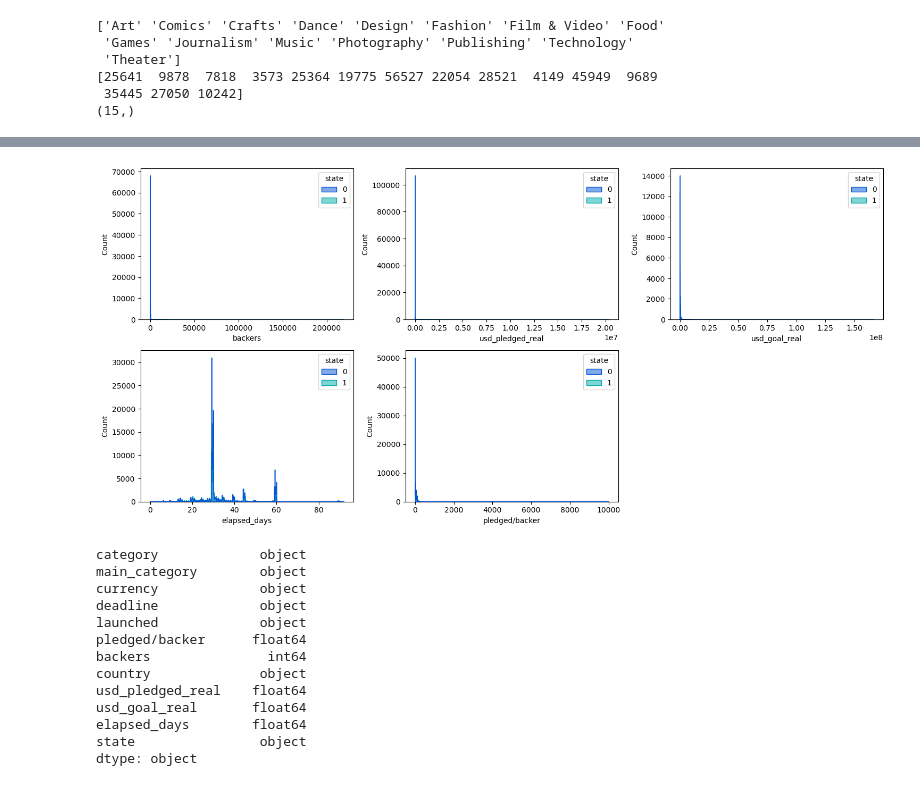
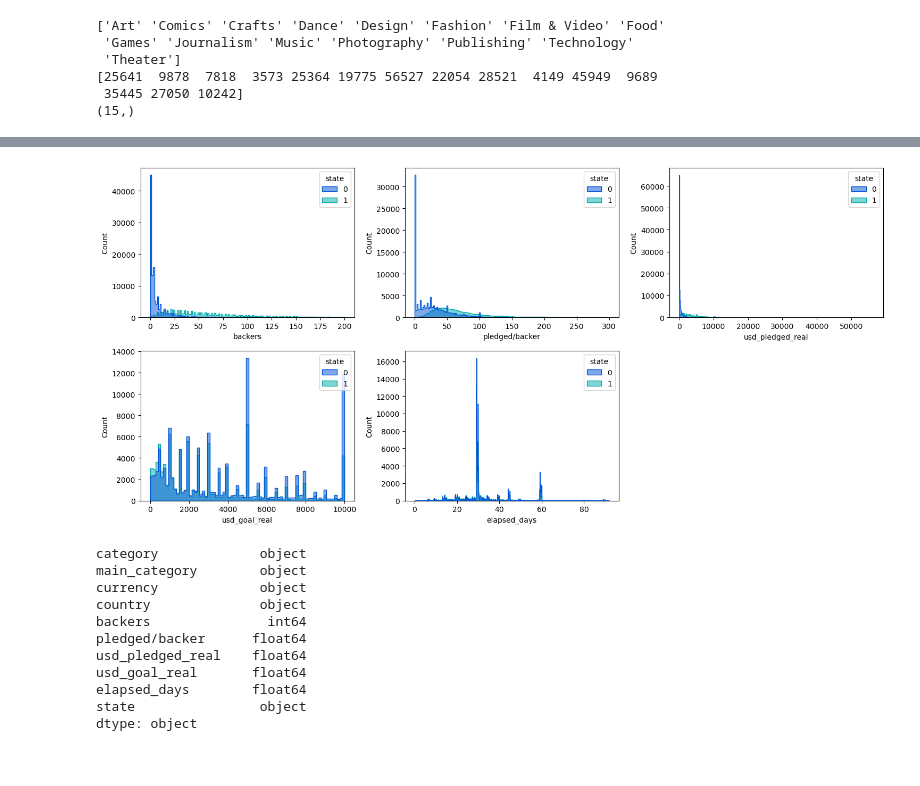
Before and after one commit to jaesmoris/Kickstarter_projects_kaggle, a Jupyter notebook: Kickstarter_projects.ipynb, the cells around one changed output, grey strips where cells are left out. Saved outputs shown, nothing was run; the diff lists cells and outputs as text; code cells hidden in the pictures.

```diff
--- a/Kickstarter_projects.ipynb
+++ b/Kickstarter_projects.ipynb
@@ -60,13 +67,24 @@ Hemos tenido mucha suerte al no tener NaNs
 # %%
 # definimos nuevos atributos
 df['elapsed_days'] = (pd.to_datetime(df['deadline'])-pd.to_datetime(df['launched'])).dt.total_seconds()/(3600*24)
+#df['deadline'] = (pd.to_datetime(df['deadline']) - dt.datetime(2009,1,1)).dt.total_seconds()
+#df['launched'] = (pd.to_datetime(df['launched']) - dt.datetime(2009,1,1)).dt.total_seconds()
+df = df.drop(columns=['launched', 'deadline'])
+
 df['pledged/backer'] = df['usd_pledged_real']/df['backers']
 df['pledged/backer'].fillna(value = 0, inplace=True)
+a = np.max(df['pledged/backer'])
+df.loc[df["pledged/backer"] == a, "pledged/backer"] = 0
 
 col_list = list(df.columns)
 x, y = col_list.index(df.columns[-1]), col_list.index('state')
 col_list[y], col_list[x] = col_list[x], col_list[y]
 df = df[col_list]
+
+col_list = list(df.columns)
+x, y = col_list.index('pledged/backer'), col_list.index('country')
+col_list[y], col_list[x] = col_list[x], col_list[y]
+df = df[col_list]
 # %%
 aux = df['state'].to_numpy()
 aux, auxn = np.unique(aux, return_counts = True)
@@ -137,5 +157,7 @@ print(aux.shape)
   1940   710   355]
 (159,)
 # %%
-df.columns
+attributes = df.columns
+for i in range(len(attributes)):
+    print(i, attributes[i])
 # %% [output]
@@ -146,26 +186,30 @@ Index(['category', 'main_category', 'currency', 'deadline', 'launched',
+# %%
+# outliers
+df1 = df[df['backers'] <= 200]
+df1 = df1[df1['usd_goal_real'] <= 10000]
+df1 = df1[df1['usd_goal_real'] >= 10]
+#df1 = df1[df1['usd_pledged_real'] <= 100000]
+df1 = df1[df1['pledged/backer'] <= 300]
+#df1 = df1[df1['pledged/backer'] > 0] #uncomment to see gamma distribution
+df = df1
 # %%
-# distribució dels atributs segons els dos valors de la potabilitat
+# distribució dels atributs segons els dos valors de l'state
 plt.figure(figsize = (15,10), tight_layout = True)
 
-for i, feature in enumerate(['backers', 'usd_pledged_real', 'usd_goal_real',
-       'elapsed_days', 'pledged/backer']):
-    if feature != 'state':
-
-        plt.subplot(3,3,i+1)
-        sns.histplot(data = df, x =feature, palette='winter', hue = 'state',alpha = 0.5, element="step" )
+for i, feature in enumerate(df.columns[4:9]):
+    plt.subplot(3,3,i+1)
+    sns.histplot(data = df1, x =feature, palette='winter', hue = 'state',alpha = 0.5, element="step" )
 # %% [output]
-[figure, old version]
+[figure, new version]
 # %%
 df.dtypes
 # %% [output]
 category             object
 main_category        object
 currency             object
-deadline             object
-launched             object
+country              object
+backers               int64
 pledged/backer      float64
-backers               int64
-country              object
 usd_pledged_real    float64
 usd_goal_real       float64
 elapsed_days        float64
```
Also changed, not shown: parts of 16 cells of this notebook.
